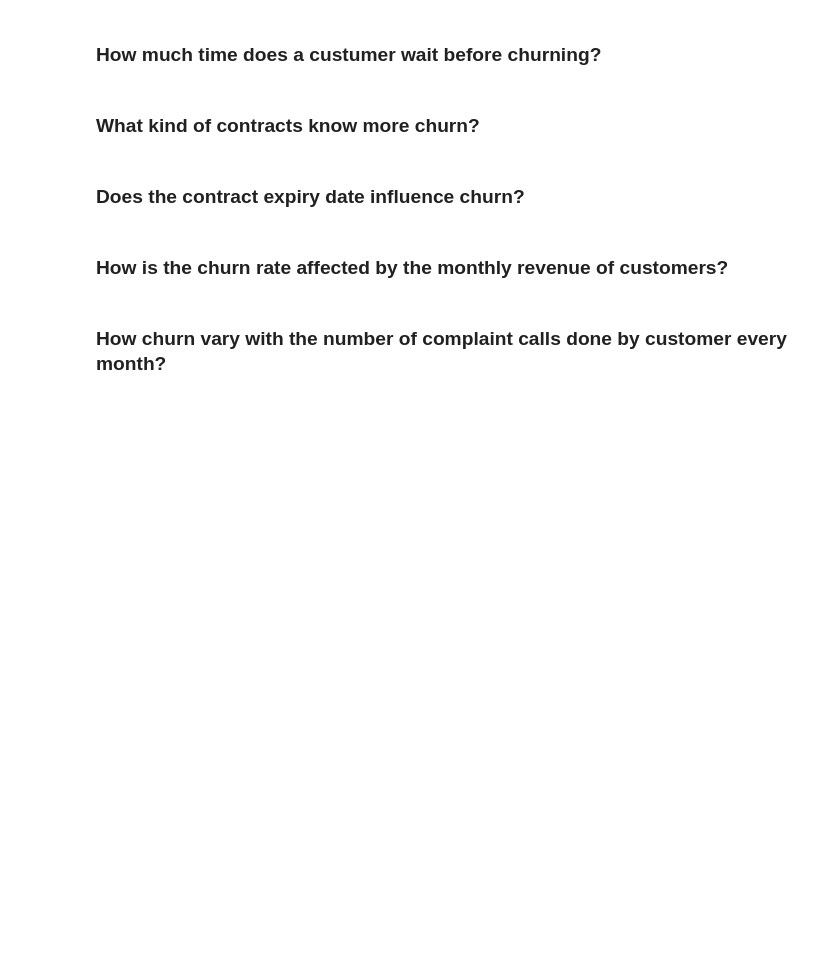
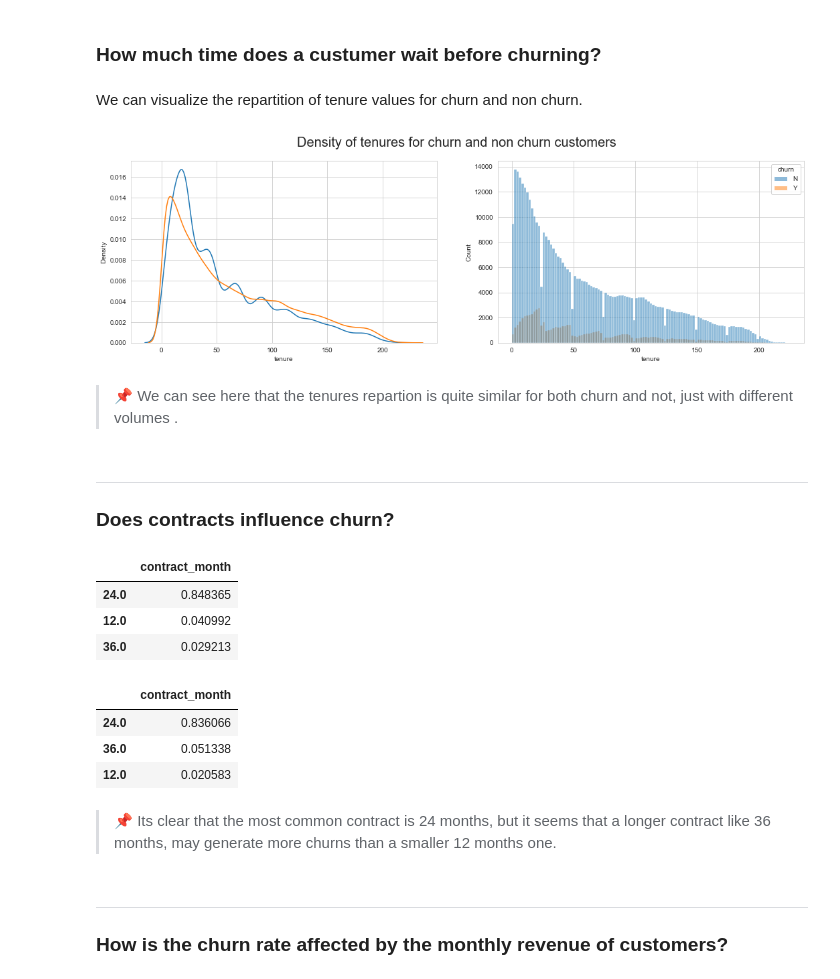
Before and after one commit to julienjta/Data-Science-Portfolio, a Jupyter notebook: Project 2/Broadband Customer Base Churn (Classification).ipynb, the cells around one changed output. Drawn from its saved outputs; the diff is of its cells as text; code cells hidden in the pictures; blank space fills up the shorter version.

```diff
--- a/Project 2/Broadband Customer Base Churn (Classification).ipynb
+++ b/Project 2/Broadband Customer Base Churn (Classification).ipynb
@@ -193 +222,3 @@ Only 92% of the reasons are given in the dataset. But it's enough to have a glob
+# %%
+df = df.drop(["term_reas_code","current_mth_churn"],axis=1)
 # %% [markdown]
@@ -304,10 +260,42 @@ plt.show()
 # %% [markdown]
 ### How much time does a custumer wait before churning?
+# %% [markdown]
+We can visualize the repartition of tenure values for churn and non churn.
+# %%
+plt.figure(figsize = (18,5)).suptitle('Density of tenures for churn and non churn customers', fontsize=20)
+plt.subplot(1,2,1)
+sns.kdeplot(df[df.churn == 'Y'].tenure,label='Churn')
+sns.kdeplot(df[df.churn == 'N'].tenure,label='Not Churn')
+plt.subplot(1,2,2)
+sns.histplot(x=df.tenure,hue=df.churn)
+plt.show()
+# %% [output]
+[figure, added]
+# %% [markdown]
+> 📌 We can see here that the tenures repartion is quite similar  for both churn and not, just with different volumes .
 # %% [markdown]
-### What kind of contracts know more churn?
+---
+
+### Does contracts influence churn?
-# %% [markdown]
-### Does the contract expiry date influence churn?
+# %%
+freq_contracts = pd.DataFrame((df.loc[df.churn=='Y'].contract_month.value_counts()/len(df.loc[df.churn=='Y'])))
+freq_contracts.head(3)
+# %% [output]
+|  | contract_month |
+| 24.0 | 0.848365 |
+| 12.0 | 0.040992 |
+| 36.0 | 0.029213 |
+# %%
+freq_contracts = pd.DataFrame((df.loc[df.churn=='N'].contract_month.value_counts()/len(df.loc[df.churn=='N'])))
+freq_contracts.head(3)
+# %% [output]
+|  | contract_month |
+| 24.0 | 0.836066 |
+| 36.0 | 0.051338 |
+| 12.0 | 0.020583 |
+# %% [markdown]
+> 📌 Its clear that the most common contract is 24 months, but it seems that a longer contract like 36 months, may generate more churns than a smaller 12 months one.
 # %% [markdown]
+---
+
 ### How is the churn rate affected by the monthly revenue of customers?
-# %% [markdown]
-### How churn vary with the number of complaint calls done by customer every month?
```
Also changed, not shown: parts of 63 cells of this notebook, 4 other files.
